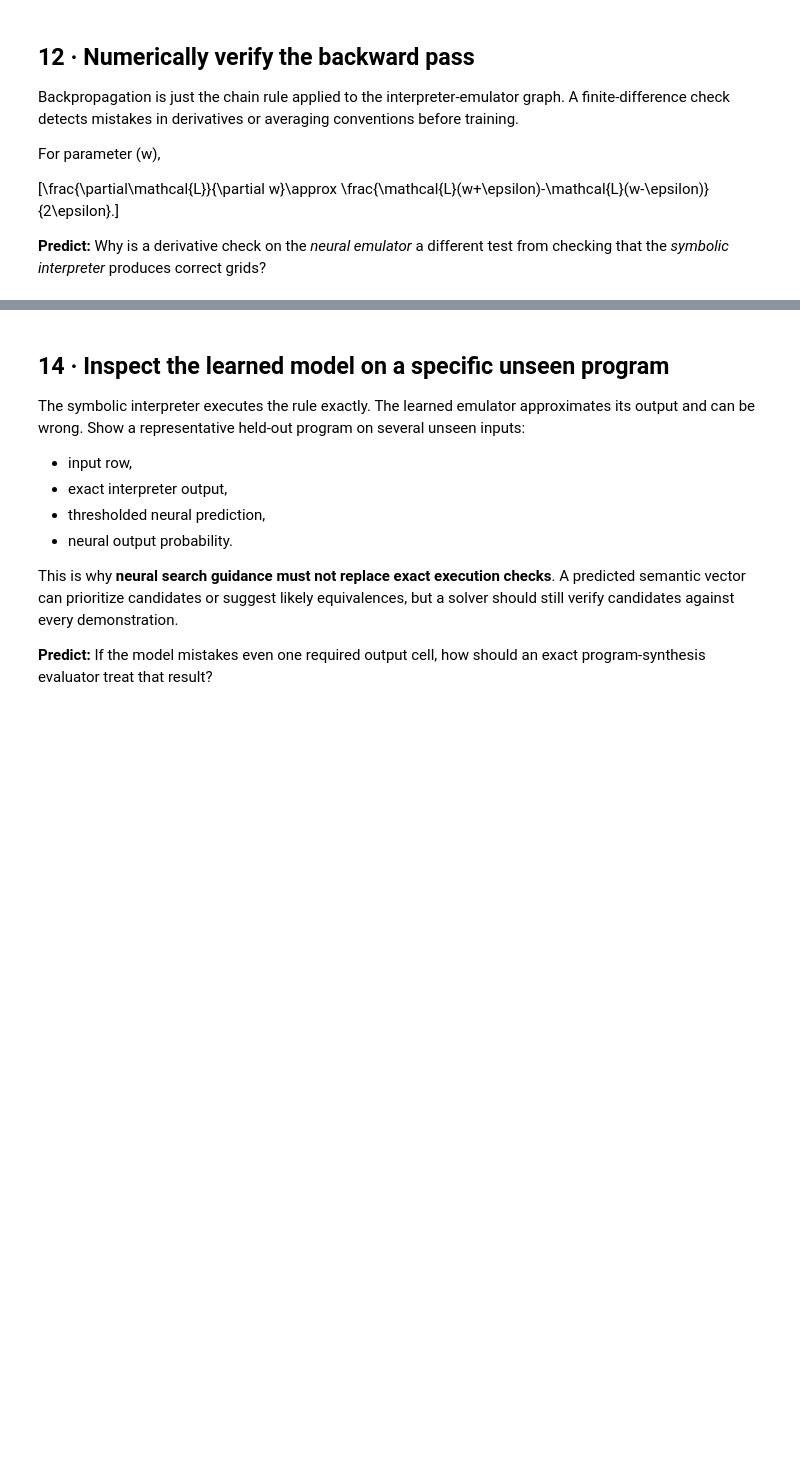
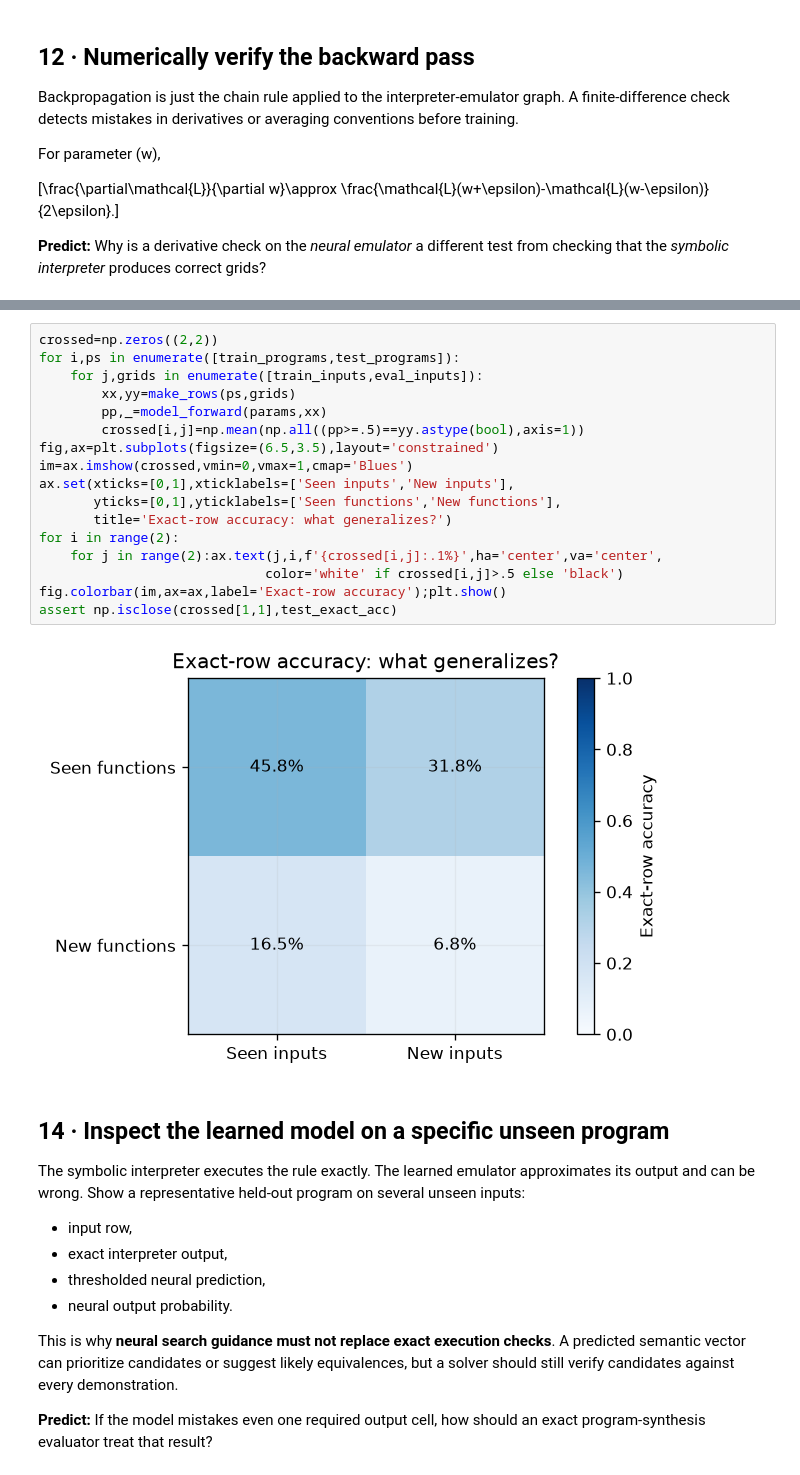
Before and after one commit to Logan-Kelsch/ML_sandbox, a Jupyter notebook: learn/vector_01/06_structure_execution_embeddings.ipynb, the cells around one changed output, grey strips where cells are left out. Saved outputs shown, nothing was run; the diff lists cells and outputs as text; blank space fills up the shorter version.

```diff
--- a/learn/vector_01/06_structure_execution_embeddings.ipynb
+++ b/learn/vector_01/06_structure_execution_embeddings.ipynb
@@ -530,3 +585,22 @@ assert np.isfinite(history).all() and np.isfinite(test_pred).all()
+# %%
+crossed=np.zeros((2,2))
+for i,ps in enumerate([train_programs,test_programs]):
+    for j,grids in enumerate([train_inputs,eval_inputs]):
+        xx,yy=make_rows(ps,grids)
+        pp,_=model_forward(params,xx)
+        crossed[i,j]=np.mean(np.all((pp>=.5)==yy.astype(bool),axis=1))
+fig,ax=plt.subplots(figsize=(6.5,3.5),layout='constrained')
+im=ax.imshow(crossed,vmin=0,vmax=1,cmap='Blues')
+ax.set(xticks=[0,1],xticklabels=['Seen inputs','New inputs'],
+       yticks=[0,1],yticklabels=['Seen functions','New functions'],
+       title='Exact-row accuracy: what generalizes?')
+for i in range(2):
+    for j in range(2):ax.text(j,i,f'{crossed[i,j]:.1%}',ha='center',va='center',
+                             color='white' if crossed[i,j]>.5 else 'black')
+fig.colorbar(im,ax=ax,label='Exact-row accuracy');plt.show()
+assert np.isclose(crossed[1,1],test_exact_acc)
+# %% [output]
+[figure, added]
 # %% [markdown]
 ## 14 · Inspect the learned model on a specific unseen program
 
```
Also changed, not shown: parts of 20 cells of this notebook, 6 other files.
